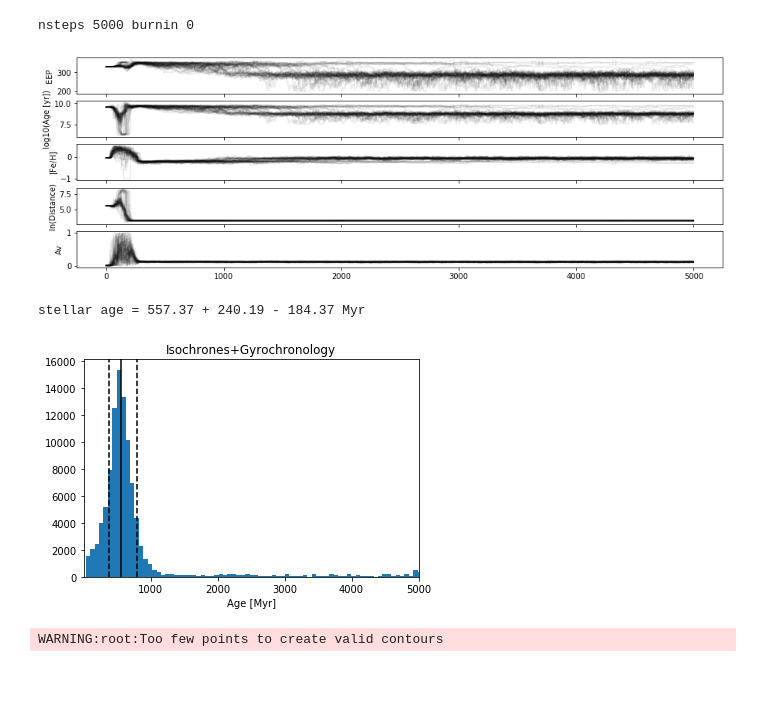
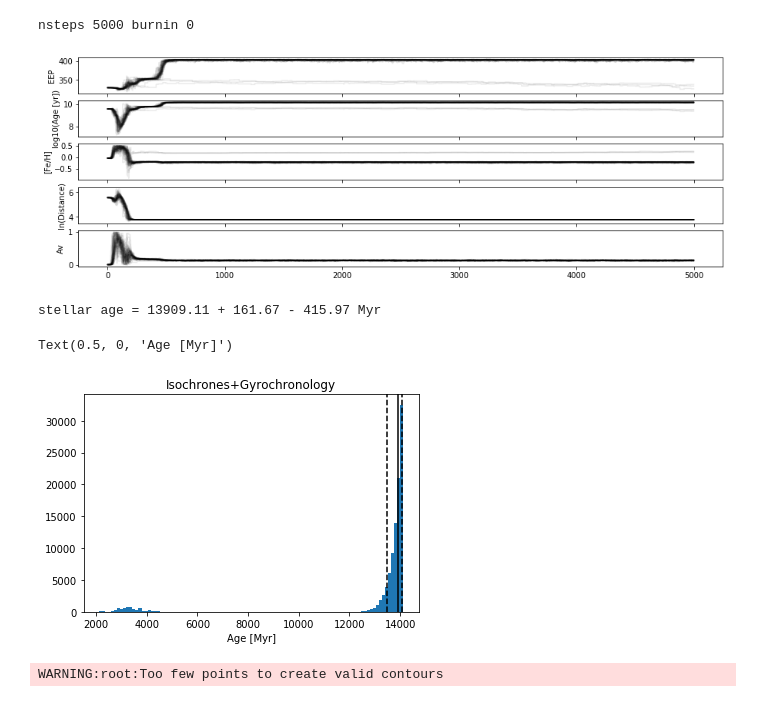
Before and after one commit to jpdeleon/chronos, a Jupyter notebook: notebooks/examples-age.ipynb, the cells around one changed output. Drawn from its saved outputs; the diff is of its cells as text; code cells hidden in the pictures.

```diff
--- a/notebooks/examples-age.ipynb
+++ b/notebooks/examples-age.ipynb
@@ -22,7 +22,7 @@ WARNING:root:Emcee3 not imported; be advised.
 According to [Newton+2019](https://arxiv.org/pdf/1906.10703.pdf), age of TOI200/DS Tuc A ~45 Myr.
 # %%
 #search by toiid
-toiid=1726
+toiid=200
 t = cr.Star(toiid=toiid)
 t.target_coord #note distance is also known for TOIs
 # %% [output]
@@ -57,5 +57,5 @@ Text(0.5, 0.98, 'TIC 130181866 (sector 20)')
 # %%
-prot, prot_err = cr.get_rotation_period(lc[~tmask],
+prot, prot_err = cr.get_rotation_period(lc,
                        min_per=0.5,
                        max_per=None,
                        npoints=25,
@@ -98,23 +98,24 @@ nsteps 5000 burnin 0
 # %%
 fig = t.plot_flatchain();
 # %% [output]
-[figure, old version]
+[figure, new version]
 # %%
 #get age results
 burnin = 3000
 age,age_plus,age_minus,samples = t.get_age(method='isochrones', return_samples=True, burnin=burnin)
 # %% [output]
-stellar age = 557.37 + 240.19 - 184.37 Myr
+stellar age = 13909.11 + 161.67 - 415.97 Myr
 # %%
 pl.hist(samples/1e6, bins=100);
 pl.axvline((age+age_plus)/1e6, 0, 1, ls='--', c='k')
 pl.axvline(age/1e6, 0, 1, ls='-', c='k')
 pl.axvline((age-age_minus)/1e6, 0, 1, ls='--', c='k')
 pl.title('Isochrones+Gyrochronology')
 pl.xlabel('Age [Myr]')
-pl.xlim(1,5e3);
+# pl.xlim(1,5e2);
 # %% [output]
+Text(0.5, 0, 'Age [Myr]')
-[figure, old version]
+[figure, new version]
 # %%
 fig = t.plot_corner(burnin=burnin)
 # %% [output]
```
Also changed, not shown: parts of 12 cells of this notebook, 6 other files.
